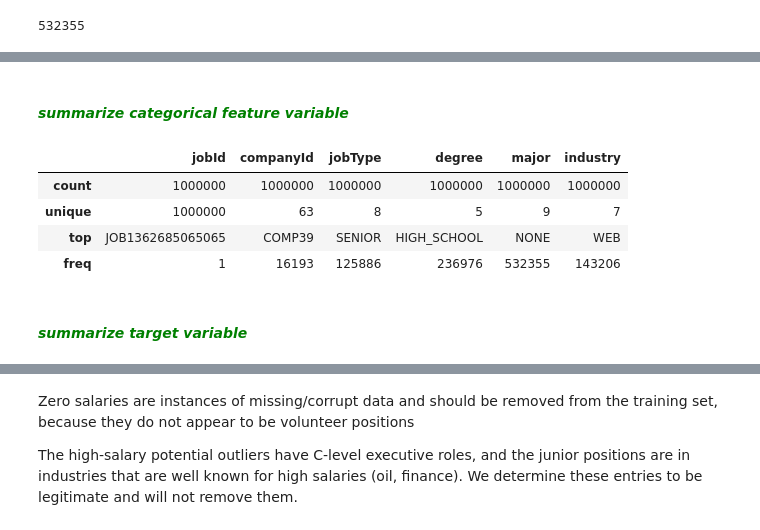
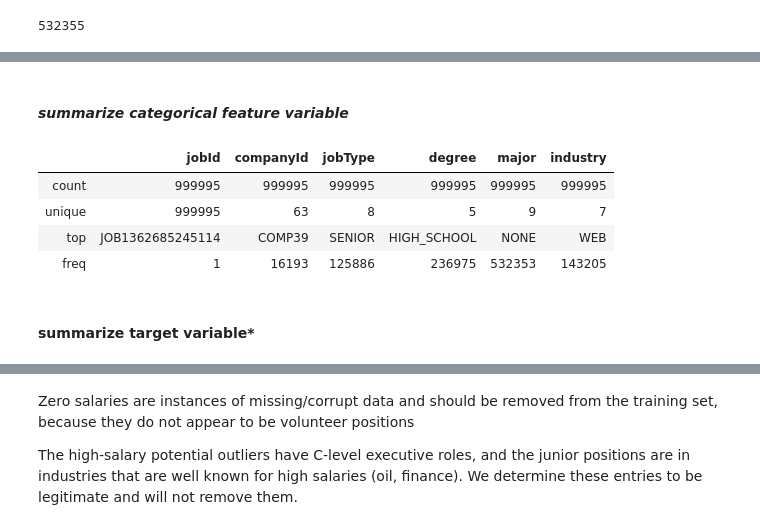
Before and after one commit to suroor89/salary_prediction_portfolio, a Jupyter notebook: Salary_Prediction.ipynb, the cells around one changed output, grey strips where cells are left out. Drawn from its saved outputs; the diff is of its cells as text; code cells hidden in the pictures.

```diff
--- a/Salary_Prediction.ipynb
+++ b/Salary_Prediction.ipynb
@@ -198,12 +205,12 @@ train_feature_df.describe(include=[np.number])
 # %% [markdown]
-#### <font color=green>*summarize categorical feature variable*</font>
+#### *summarize categorical feature variable*
 # %%
-train_feature_df.describe(include = ['O'])
+clean_train_df.describe(include = ['O'])
 # %% [output]
 |  | jobId | companyId | jobType | degree | major | industry |
-| count | 1000000 | 1000000 | 1000000 | 1000000 | 1000000 | 1000000 |
-| unique | 1000000 | 63 | 8 | 5 | 9 | 7 |
-| top | JOB1362685065065 | COMP39 | SENIOR | HIGH_SCHOOL | NONE | WEB |
-| freq | 1 | 16193 | 125886 | 236976 | 532355 | 143206 |
+| count | 999995 | 999995 | 999995 | 999995 | 999995 | 999995 |
+| unique | 999995 | 63 | 8 | 5 | 9 | 7 |
+| top | JOB1362685245114 | COMP39 | SENIOR | HIGH_SCHOOL | NONE | WEB |
+| freq | 1 | 16193 | 125886 | 236975 | 532353 | 143205 |
 # %% [markdown]
-#### <font color=green>*summarize target variable*</font>
+#### summarize target variable*
```
Also changed, not shown: parts of 86 cells of this notebook, 13 other files.
